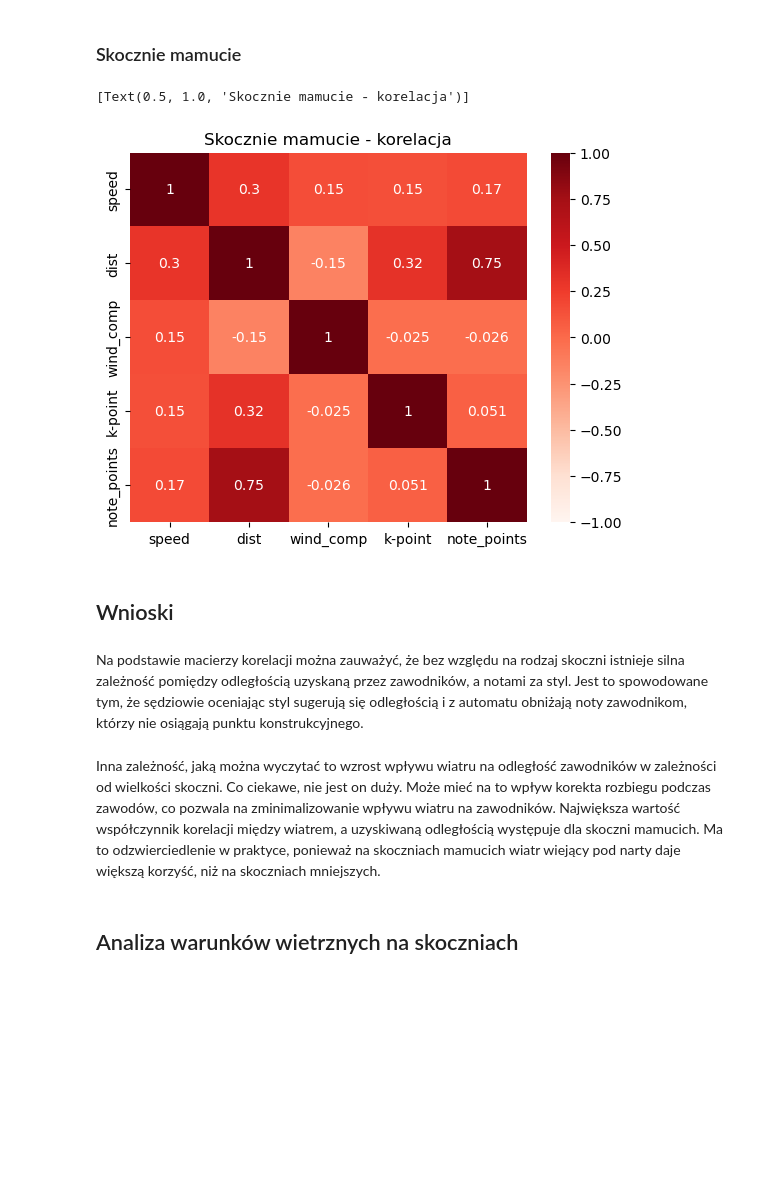
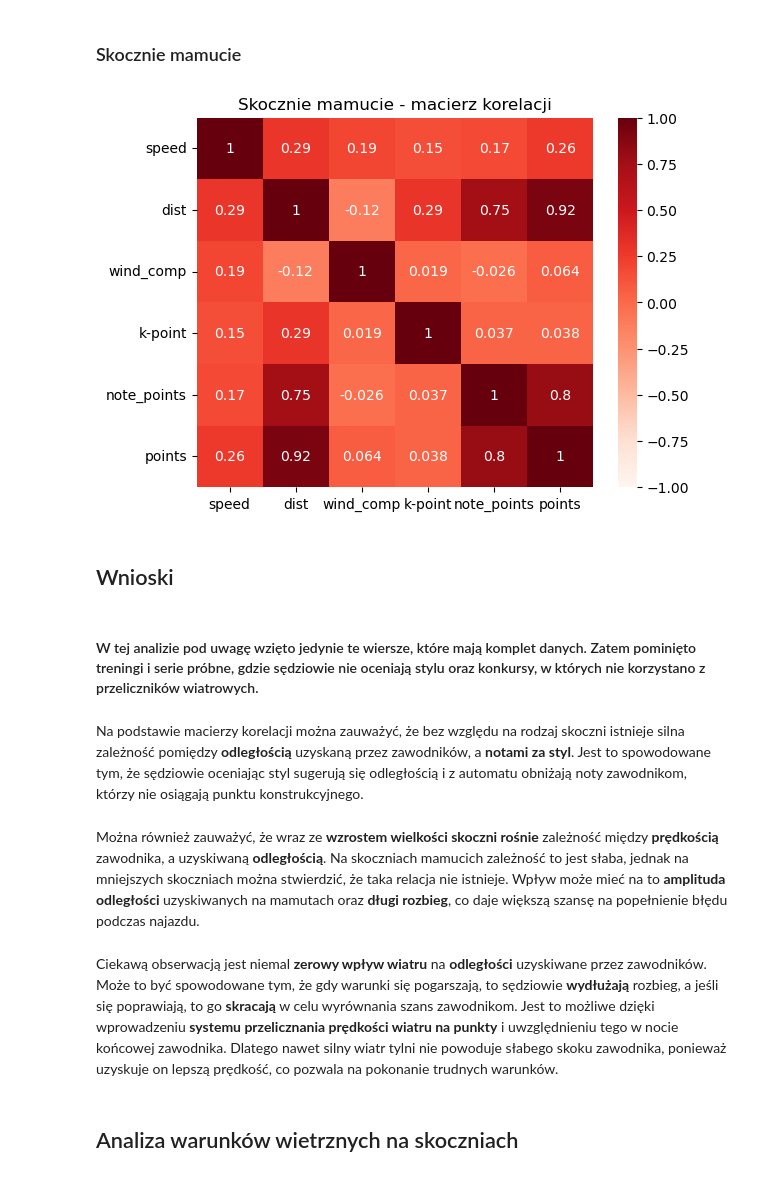
Before and after one commit to jakub-milasz/ski_jumping_analysis, a Jupyter notebook: ski_jumping.ipynb, the cells around one changed output. Saved outputs shown, nothing was run; the diff lists cells and outputs as text; code cells hidden in the pictures; blank space fills up the shorter version.

```diff
--- a/ski_jumping.ipynb
+++ b/ski_jumping.ipynb
@@ -48,20 +47,30 @@ sns.heatmap(large_hills.corr(), cmap='Blues', annot=True, vmin=-1, vmax=1).set(t
 # %% [markdown]
 ### Skocznie mamucie
 # %%
-flying_hills = fh[['speed', 'dist', 'wind_comp', 'k-point', 'note_points']]
+flying_hills = fh[['speed', 'dist', 'wind_comp', 'k-point', 'note_points', 'points']].dropna()
 # %%
-sns.heatmap(flying_hills.corr(), cmap='Reds', annot=True, vmin=-1, vmax=1).set(title="Skocznie mamucie - korelacja")
+sns.heatmap(flying_hills.corr(), cmap='Reds', annot=True, vmin=-1, vmax=1).set(title="Skocznie mamucie - macierz korelacji")
+plt.show()
 # %% [output]
-[Text(0.5, 1.0, 'Skocznie mamucie - korelacja')]
-[figure, old version]
+[figure, new version]
 # %% [markdown]
 ## Wnioski
+# %% [markdown]
+#### W tej analizie pod uwagę wzięto jedynie te wiersze, które mają komplet danych. Zatem pominięto treningi i serie próbne, gdzie sędziowie nie oceniają stylu oraz konkursy, w których nie korzystano z przeliczników wiatrowych.
 # %% [markdown]
-Na podstawie macierzy korelacji można zauważyć, że bez względu na rodzaj skoczni istnieje silna zależność pomiędzy odległością uzyskaną
-przez zawodników, a notami za styl. Jest to spowodowane tym, że sędziowie oceniając styl sugerują się
-odległością i z automatu obniżają noty zawodnikom, którzy nie osiągają punktu konstrukcyjnego.
+Na podstawie macierzy korelacji można zauważyć, że bez względu na rodzaj skoczni istnieje silna zależność pomiędzy **odległością** uzyskaną przez zawodników, a **notami za styl**. Jest to spowodowane tym, że sędziowie oceniając styl sugerują się odległością i z automatu obniżają noty zawodnikom, którzy nie osiągają punktu konstrukcyjnego.
+# %% [markdown]
+Można również zauważyć, że wraz ze **wzrostem wielkości skoczni rośnie** zależność między **prędkością**
+zawodnika, a uzyskiwaną **odległością**. Na skoczniach mamucich zależność to jest słaba, jednak na
+mniejszych skoczniach można stwierdzić, że taka relacja nie istnieje. Wpływ może mieć na to **amplituda
+odległości** uzyskiwanych na mamutach oraz **długi rozbieg**, co daje większą szansę na popełnienie błędu podczas
+najazdu.
 # %% [markdown]
-Inna zależność, jaką można wyczytać to wzrost wpływu wiatru na odległość zawodników w zależności od wielkości skoczni. Co ciekawe, nie jest on duży. Może mieć na to wpływ korekta rozbiegu podczas zawodów, co pozwala na zminimalizowanie wpływu wiatru na zawodników. Największa wartość współczynnik korelacji między wiatrem, a uzyskiwaną odległością występuje dla skoczni mamucich. Ma to odzwierciedlenie w praktyce, ponieważ na skoczniach mamucich wiatr wiejący pod narty daje większą korzyść, niż na skoczniach mniejszych.
+Ciekawą obserwacją jest niemal **zerowy wpływ wiatru** na **odległości** uzyskiwane przez zawodników.
+Może to być spowodowane tym, że gdy warunki się pogarszają, to sędziowie **wydłużają** rozbieg, a jeśli się
+poprawiają, to go **skracają** w celu wyrównania szans zawodnikom. Jest to możliwe dzięki wprowadzeniu
+**systemu przelicznania prędkości wiatru na punkty** i uwzględnieniu tego w nocie końcowej zawodnika. Dlatego nawet silny wiatr tylni nie powoduje słabego skoku zawodnika, ponieważ uzyskuje on lepszą prędkość, co pozwala na
+pokonanie trudnych warunków.
 # %% [markdown]
 ## Analiza warunków wietrznych na skoczniach
 # %% [markdown]
```
Also changed, not shown: parts of 16 cells of this notebook, 1 other file.
